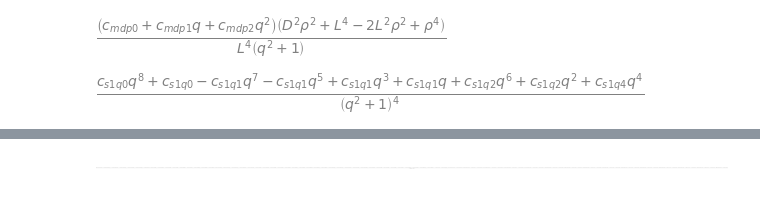
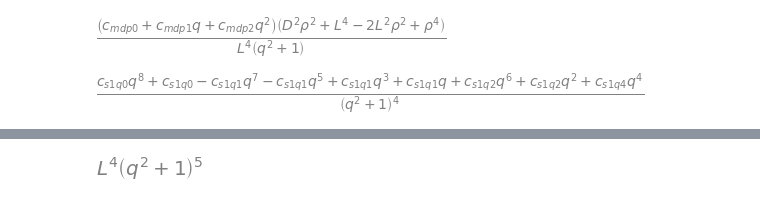
Before and after one commit to emilemarcotte/dubins2circle2set, a Jupyter notebook: LSLS_sympy.ipynb, the cells around one changed output, grey strips where cells are left out. Saved outputs shown, nothing was run; the diff lists cells and outputs as text; code cells hidden in the pictures.

```diff
--- a/LSLS_sympy.ipynb
+++ b/LSLS_sympy.ipynb
@@ -371,18 +376,18 @@ side2
 # %%
 ### Get whole side 2
 
 all_side2 = side2*m_d_minus
 all_side2_numer, all_side2_denom = all_side2.as_numer_denom()
 
-all_side2_numer = collect(expand(all_side2_numer), [D,q])
+all_side2_numer = collect(expand(all_side2_numer), [D,L,q])
 
-all_side2 = all_side2_numer/all_side2_denom
+all_side2 = all_side2_numer/all_side2_denom # denom L**4*(q**2 + 1)**5, num order 10 (if don't count D and L replacements)
 
-all_side2 # denom L**4*(q**2 + 1)**8
-# all_side2_numer
-# all_side2_denom
+# all_side2
+# all_side2_numer.coeff(D,1).coeff(q,10)
+all_side2_denom
 # %% [output]
-[figure, old version]
+[figure, new version]
 # %%
 ### Simplify denominators
 
```
Also changed, not shown: parts of 6 cells of this notebook.
